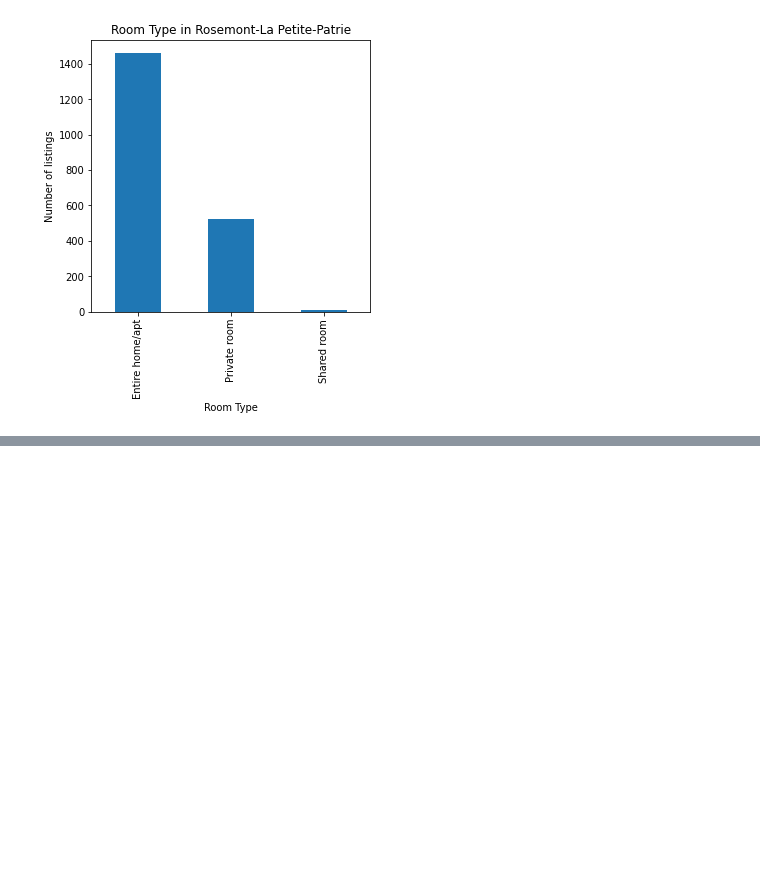
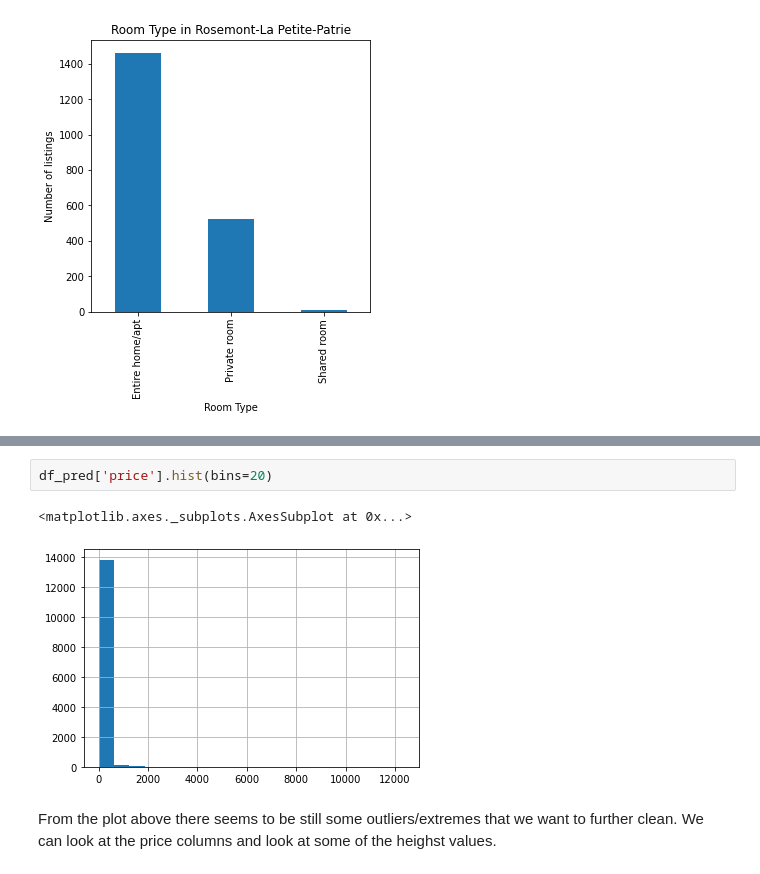
Before and after one commit to FaiBarazi/airbnb_mtl_prices, a Jupyter notebook: airbnb_mtl_prices.ipynb, the cells around one changed output, grey strips where cells are left out. Saved outputs shown, nothing was run; the diff lists cells and outputs as text; blank space fills up the shorter version.

```diff
--- a/airbnb_mtl_prices.ipynb
+++ b/airbnb_mtl_prices.ipynb
@@ -366,0 +352,8 @@ array([-3.02673522e-02,  1.66478171e+01,  5.30549531e+01, -2.24213896e+00,
+# %%
+df_pred['price'].hist(bins=20)
+# %% [output]
+<matplotlib.axes._subplots.AxesSubplot at 0x...>
+[figure, added]
+# %% [markdown]
+From the plot above there seems to be still some outliers/extremes that we want to further clean.
+We can look at the price columns and look at some of the heighst values.
```
Also changed, not shown: parts of 68 cells of this notebook.
